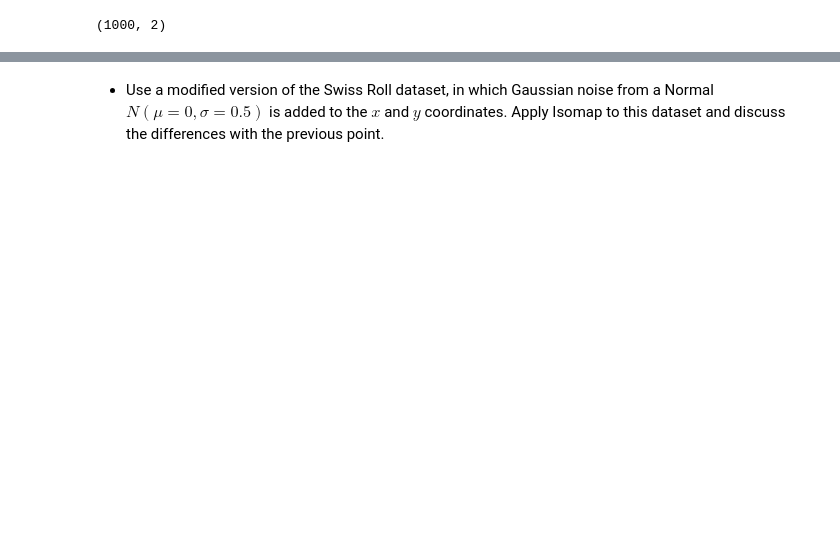
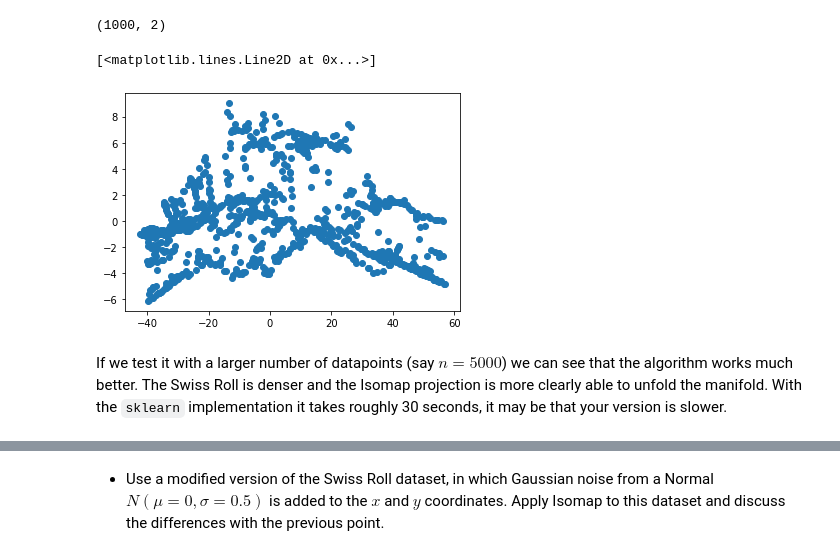
Before and after one commit to ilariavascotto/Unsupervised-Learning-2023, a Jupyter notebook: Notebooks/Lab3-Isomap.ipynb, the cells around one changed output, grey strips where cells are left out. Saved outputs shown, nothing was run; the diff lists cells and outputs as text; code cells hidden in the pictures; blank space fills up the shorter version.

````diff
--- a/Notebooks/Lab3-Isomap.ipynb
+++ b/Notebooks/Lab3-Isomap.ipynb
@@ -62,3 +60,11 @@ X_new = embedding.fit_transform(X)
 X_new.shape
 # %% [output]
 (1000, 2)
+# %%
+plt.plot(X_new[:,0], X_new[:,1], 'o')
+# %% [output]
+[<matplotlib.lines.Line2D at 0x...>]
+[figure, added]
+# %% [markdown]
+If we test it with a larger number of datapoints (say $n=5000$) we can see that the algorithm works much better.
+The Swiss Roll is denser and the Isomap projection is more clearly able to unfold the manifold. With the ```sklearn``` implementation it takes roughly 30 seconds, it may be that your version is slower.
````
Also changed, not shown: parts of 13 cells of this notebook, 1 other file.
